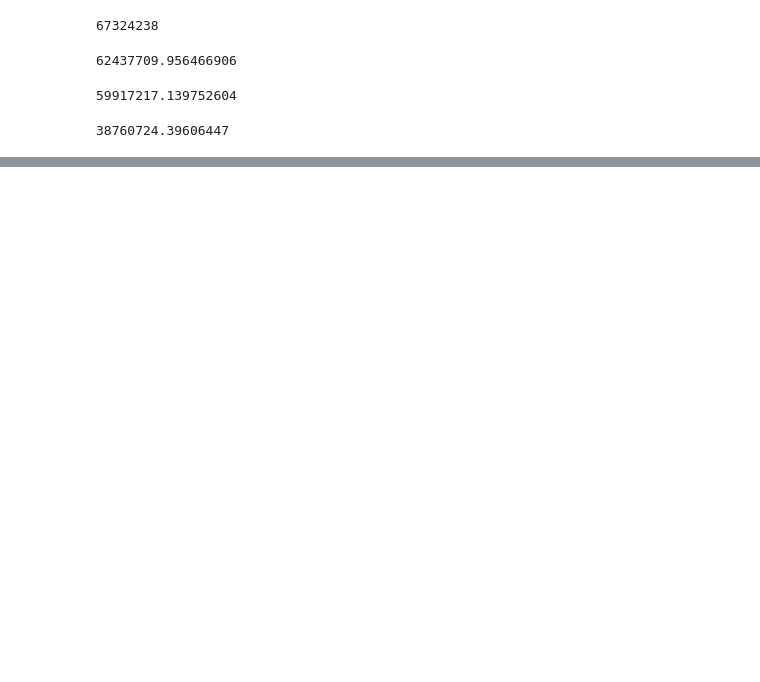
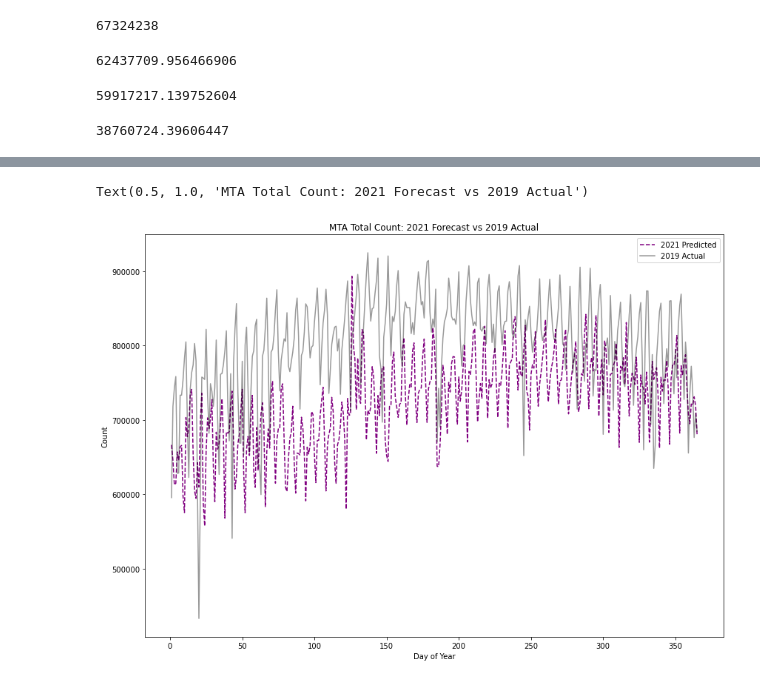
Before and after one commit to albertum1/Time_Series_MTABT, a Jupyter notebook: MTABT_Forecast.ipynb, the cells around one changed output, grey strips where cells are left out. Drawn from its saved outputs; the diff is of its cells as text; code cells hidden in the pictures; blank space fills up the shorter version.

```diff
--- a/MTABT_Forecast.ipynb
+++ b/MTABT_Forecast.ipynb
@@ -625,0 +786,7 @@ _pred_melt_lockdown_df['2021-01-01':]['total'].sum()
+# %%
+
+_pred_far_melt = date_features_pred(_pred_far_melt, 7, 7, 7)
+_pred_far_melt = _pred_far_melt.join(sliced_forecast)
+_pred_far_melt.reset_index(inplace=True)
+_pred_far_melt.rename(columns={'variable': 'plaza_id'}, inplace=True)
+_pred_far_melt
@@ -625,0 +807,28 @@ _pred_melt_lockdown_df['2021-01-01':]['total'].sum()
+# %%
+def pred_far_dataframe(dataframe):
+    train_roll = train_set.copy(deep=True)
+    try:
+        for i in tqdm(range(1,500)):
+            _to_pred = dataframe.loc[dataframe['datetime'] == (datetime.datetime(2020, 9, 26) + datetime.timedelta(days= i))].copy()
+            _first_concat = pd.concat([train_roll, _to_pred])
+            _first_concat.reset_index(inplace=True, drop=True)
+            _first_concat = date_lags(_first_concat)
+            _to_pred = _first_concat.loc[_first_concat['datetime'] == (datetime.datetime(2020, 9, 26) + datetime.timedelta(days= i))].copy()
+            _to_pred_feats = _to_pred[train_cols]
+            first_pred = m_lgb.predict(_to_pred_feats)
+            _to_pred['value'] = first_pred
+            train_roll = pd.concat([train_roll, _to_pred])
+    except:
+        print('end of loop')
+
+    _lgbm_pred = train_roll.loc[train_roll['datetime'].isin(pd.date_range('2020-09-27', '2021-12-31'))][['datetime', 'plaza_id', 'value']]
+    # _lgbm_pred
+    _lgbm_pred['plaza_id'] = le.inverse_transform(_lgbm_pred['plaza_id'])
+    _lgbm_pivot_pred = _lgbm_pred.pivot(index='datetime', columns='plaza_id', values='value')
+    # test_set_pivot = test_set.pivot(index='datetime', columns = 'plaza_id', values='value')
+    # test_set_pivot.columns = bridges
+    _lgbm_pivot_pred['total'] = _lgbm_pivot_pred.sum(axis=1)
+
+    return _lgbm_pivot_pred
+# %%
+_pred_far_df = pred_far_dataframe(_pred_far_melt)
@@ -625,0 +854,11 @@ _pred_melt_lockdown_df['2021-01-01':]['total'].sum()
+# %%
+plt.figure(figsize=(14,10))
+plt.plot(_pred_far_df['2021':].index.dayofyear, _pred_far_df['2021':]['total'], color = 'purple', linestyle='--', label = '2021 Predicted')
+plt.plot(_actual['2019-01-01':'2019-12-31']['dayofyear'], (_actual['2019-01-01':'2019-12-31']['total']), color='black', alpha=0.4,label = '2019 Actual')
+plt.legend()
+plt.xlabel('Day of Year')
+plt.ylabel('Count')
+plt.title('MTA Total Count: 2021 Forecast vs 2019 Actual')
+# %% [output]
+Text(0.5, 1.0, 'MTA Total Count: 2021 Forecast vs 2019 Actual')
+[figure, added]
```
Also changed, not shown: parts of 21 cells of this notebook, 2 other files.
